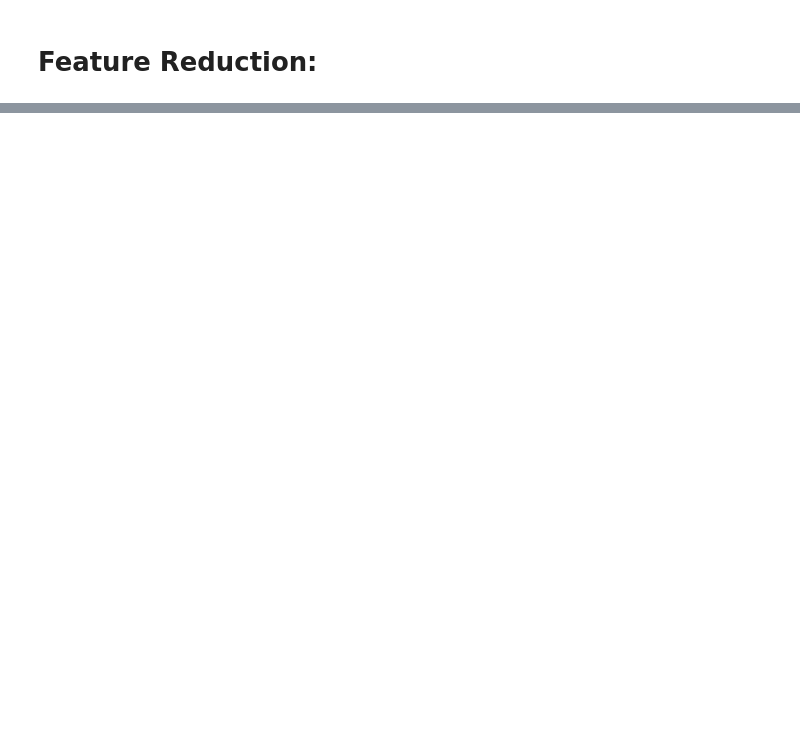
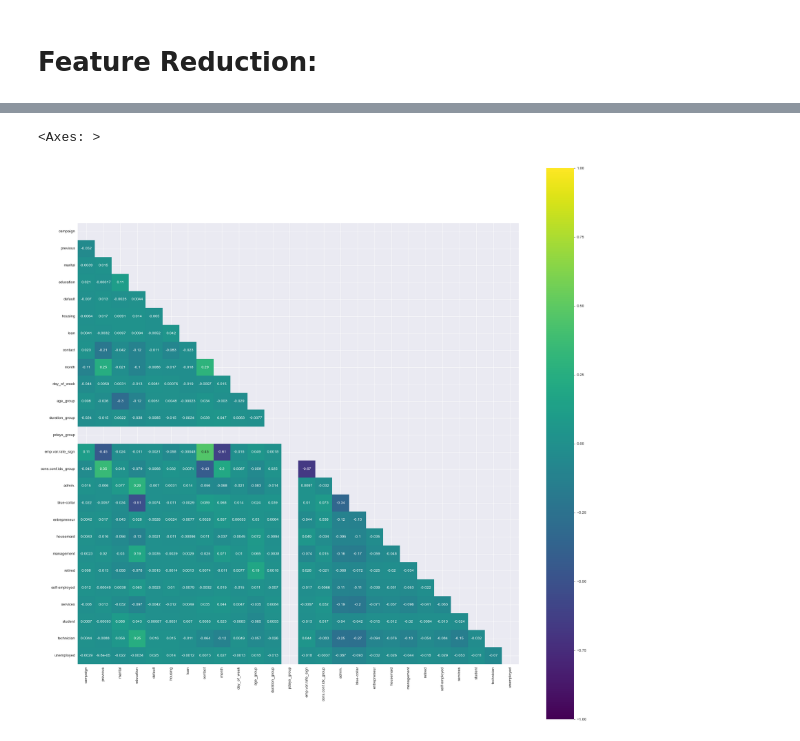
Before and after one commit to batuhanozzer/bankMarketing, a Jupyter notebook: bankMarketingUpdated.ipynb, the cells around one changed output, grey strips where cells are left out. Cells and saved outputs as stored; diff of their text form; code cells hidden in the pictures; blank space fills up the shorter version.

Commit message:
updating_imbalance_featureSelection_algorithms

```diff
--- a/bankMarketingUpdated.ipynb
+++ b/bankMarketingUpdated.ipynb
@@ -317,7 +342,16 @@ sns.heatmap(corr, annot=True, mask=mask, square=True,fmt='.2g',vmin=-1, vmax=1,
 # %%
-# Since there is a huge correlation between emp.var.rate and (cons.price.idx/euribor3m/nr.employed)
-# we drop those features
-dataset_copy = dataset_copy.drop(['age','duration','pdays','emp.var.rate','cons.conf.idx', 'euribor3m', 'nr.employed'], axis=1)
-numerical_columns = dataset_copy.select_dtypes(include='number').columns.tolist()
+# Remove the one of the high correlated features
+dataset_selected= dataset_copy.drop(['age','duration','pdays','cons.price.idx','job','poutcome','emp.var.rate','cons.conf.idx', 'euribor3m', 'nr.employed'], axis=1)
+numerical_columns = dataset_selected.select_dtypes(include='number').columns.tolist()
 # %%
-correlation_heatmap(dataset_copy,numerical_columns)
+fig= plt.figure(figsize=(20,20))
+df = dataset_selected.drop(['y'], axis=1)
+corr = df.corr()
+mask = np.triu(df.corr())
+
+axes = fig.add_axes([0, 0, 1, 1])
+sns.heatmap(corr, annot=True, mask=mask, square=True,fmt='.2g',vmin=-1, vmax=1, center= 0, cmap='viridis',
+            linecolor='white', cbar_kws= {'orientation': 'vertical'}, ax=axes)
+# %% [output]
+<Axes: >
+[figure, added]
```
Also changed, not shown: parts of 54 cells of this notebook, 1 other file.
